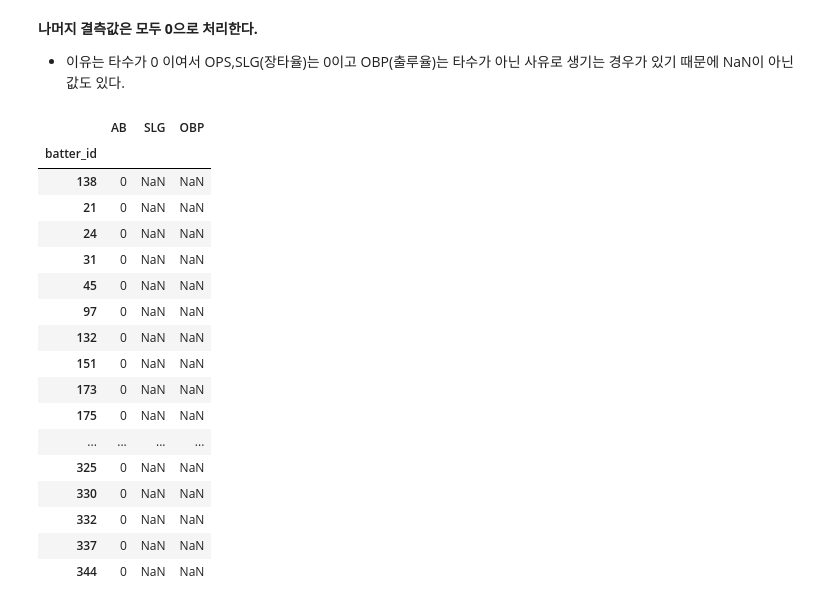
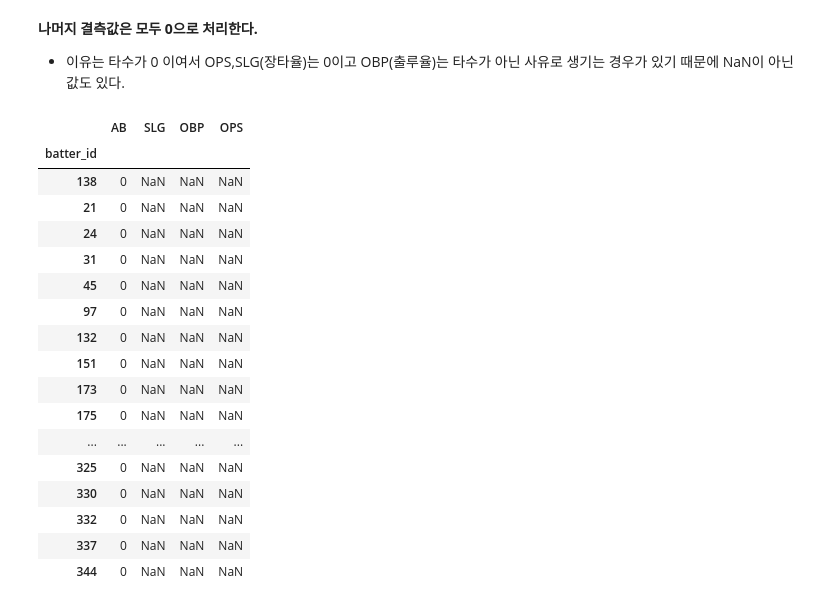
Before and after one commit to TooTouch/Dacon, a Jupyter notebook: ipynb/preprocessing.ipynb, the cells around one changed output. Saved outputs shown, nothing was run; the diff lists cells and outputs as text; code cells hidden in the pictures.

```diff
--- a/ipynb/preprocessing.ipynb
+++ b/ipynb/preprocessing.ipynb
@@ -22,4 +24,4 @@ def dummy_feature(df, variables):
 # %%
-data1 = pd.read_csv('../dataset/Regular_Season_Batter.csv')
+data1 = pd.read_csv('../dataset/Regular_Season_Batter.csv', index_col=0)
 data1.shape
 # %% [output]
@@ -47,3 +48,0 @@ memory usage: 556.1+ KB
-# %%
-data1 = data1.set_index('batter_id')
-data1 = data1.drop('batter_name', axis=1)
@@ -52,13 +49,13 @@ x_data, y_data = data1.drop('OPS', axis=1), data1['OPS']
 # %% [markdown]
 # preprocessing
 # %%
-x_data['height'] = x_data['height/weight'].apply(lambda x: np.nan if str(x) == 'nan' else x.split('/')[0][:3]).astype(float)
-x_data['weight'] = x_data['height/weight'].apply(lambda x: np.nan if str(x) == 'nan' else x.split('/')[1][:-2]).astype(float)
-x_data['age'] = x_data.year - x_data.year_born.apply(lambda x: int(x[:4]))
-x_data.starting_salary = x_data.starting_salary.apply(lambda x: x[:-2] if str(x)!='nan' else np.nan).astype(float)
-x_data = dummy_feature(x_data, ['team','position'])
-x_data = x_data.drop('year_born', axis=1)
-x_data = x_data.drop('height/weight', axis=1)
-x_data = x_data.drop('career', axis=1)
-x_data.columns
+data1['height'] = data1['height/weight'].apply(lambda x: np.nan if str(x) == 'nan' else x.split('/')[0][:3]).astype(float)
+data1['weight'] = data1['height/weight'].apply(lambda x: np.nan if str(x) == 'nan' else x.split('/')[1][:-2]).astype(float)
+data1['age'] = data1.year - data1.year_born.apply(lambda x: int(x[:4]))
+data1.starting_salary = data1.starting_salary.apply(lambda x: x[:-2] if str(x)!='nan' else np.nan).astype(float)
+data1 = dummy_feature(data1, ['team','position'])
+data1 = data1.drop('year_born', axis=1)
+data1 = data1.drop('height/weight', axis=1)
+data1 = data1.drop('career', axis=1)
+data1.columns
 # %% [output]
@@ -108,30 +116,30 @@ ax[2].legend()
 <matplotlib.legend.Legend at 0x...>
 [figure]
 # %%
-x_data.starting_salary = x_data.starting_salary.fillna(np.median(x_data.starting_salary.dropna()))
-x_data.height = x_data.height.fillna(np.median(x_data.height.dropna()))
-x_data.weight = x_data.weight.fillna(np.median(x_data.weight.dropna()))
+data1.starting_salary = data1.starting_salary.fillna(np.median(data1.starting_salary.dropna()))
+data1.height = data1.height.fillna(np.median(data1.height.dropna()))
+data1.weight = data1.weight.fillna(np.median(data1.weight.dropna()))
 # %% [markdown]
 **나머지 결측값은 모두 0으로 처리한다.**
 - 이유는 타수가 0 이여서 OPS,SLG(장타율)는 0이고 OBP(출루율)는 타수가 아닌 사유로 생기는 경우가 있기 때문에 NaN이 아닌 값도 있다.
 # %%
-x_data[x_data.SLG.isnull() | x_data.OBP.isnull()][['AB','SLG','OBP']]
+data1[data1.SLG.isnull() | data1.OBP.isnull()][['AB','SLG','OBP','OPS']]
 # %% [output]
-|  | AB | SLG | OBP |
-| batter_id |  |  |  |
-| 138 | 0 | NaN | NaN |
-| 21 | 0 | NaN | NaN |
-| 24 | 0 | NaN | NaN |
-| 31 | 0 | NaN | NaN |
-| 45 | 0 | NaN | NaN |
-| 97 | 0 | NaN | NaN |
-| 132 | 0 | NaN | NaN |
-| 151 | 0 | NaN | NaN |
-| 173 | 0 | NaN | NaN |
-| 175 | 0 | NaN | NaN |
-| ... | ... | ... | ... |
-| 325 | 0 | NaN | NaN |
-| 330 | 0 | NaN | NaN |
-| 332 | 0 | NaN | NaN |
-| 337 | 0 | NaN | NaN |
-| 344 | 0 | NaN | NaN |
+|  | AB | SLG | OBP | OPS |
+| batter_id |  |  |  |  |
+| 138 | 0 | NaN | NaN | NaN |
+| 21 | 0 | NaN | NaN | NaN |
+| 24 | 0 | NaN | NaN | NaN |
+| 31 | 0 | NaN | NaN | NaN |
+| 45 | 0 | NaN | NaN | NaN |
+| 97 | 0 | NaN | NaN | NaN |
+| 132 | 0 | NaN | NaN | NaN |
+| 151 | 0 | NaN | NaN | NaN |
+| 173 | 0 | NaN | NaN | NaN |
+| 175 | 0 | NaN | NaN | NaN |
+| ... | ... | ... | ... | ... |
+| 325 | 0 | NaN | NaN | NaN |
+| 330 | 0 | NaN | NaN | NaN |
+| 332 | 0 | NaN | NaN | NaN |
+| 337 | 0 | NaN | NaN | NaN |
+| 344 | 0 | NaN | NaN | NaN |
```
Also changed, not shown: parts of 32 cells of this notebook, 1 other file.
